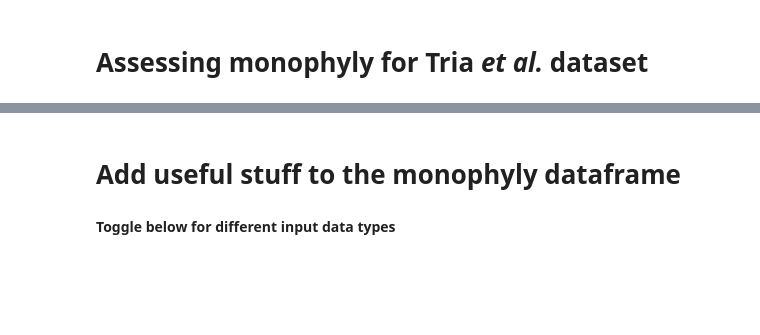
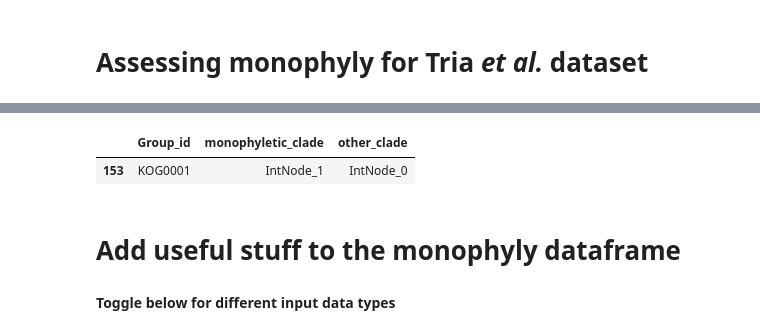
Before and after one commit to adamhockenberry/tree-rooting, a Jupyter notebook: Code/root_systematic.ipynb, the cells around one changed output, grey strips where cells are left out. Saved outputs shown, nothing was run; the diff lists cells and outputs as text; code cells hidden in the pictures; blank space fills up the shorter version.

```diff
--- a/Code/root_systematic.ipynb
+++ b/Code/root_systematic.ipynb
@@ -426,3 +456,8 @@ monophyly_df.head()
+# %%
+monophyly_df[monophyly_df['Group_id'] == 'KOG0001']
+# %% [output]
+|  | Group_id | monophyletic_clade | other_clade |
+| 153 | KOG0001 | IntNode_1 | IntNode_0 |
 # %%
 monophyly_df.to_csv(output_csv_file, index=False)
 # %% [markdown]
```
Also changed, not shown: parts of 25 cells of this notebook, 7 other files.
